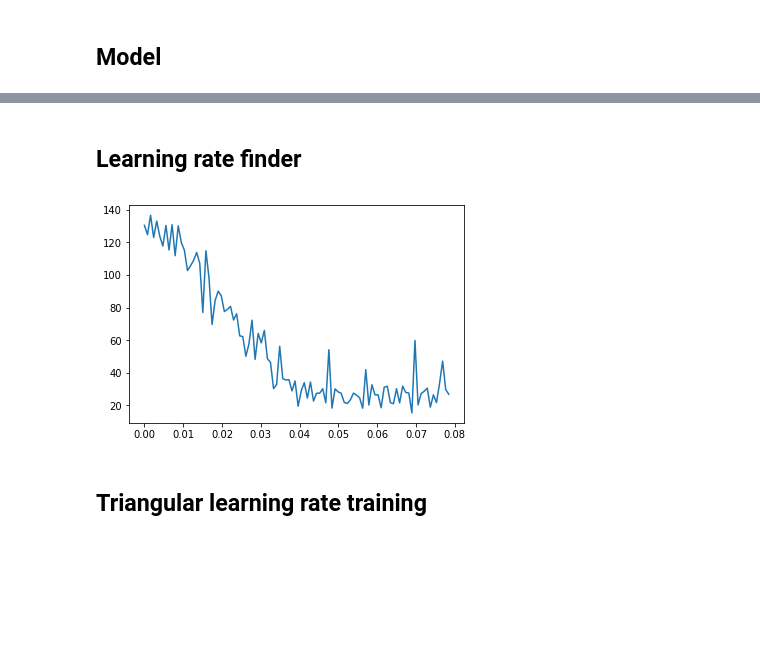
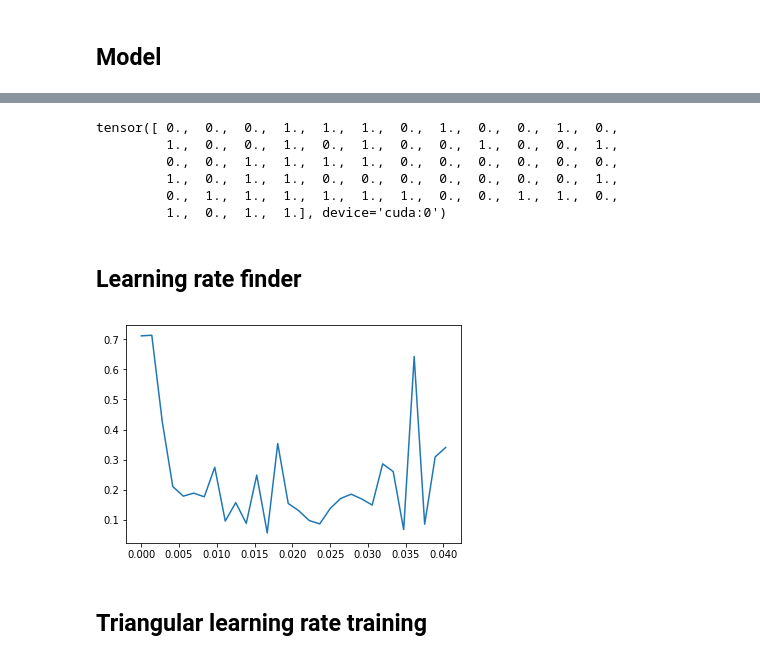
Before and after one commit to yanneta/dl-course, a Jupyter notebook: cnn_dogscats_pretrained.ipynb, the cells around one changed output, grey strips where cells are left out. Drawn from its saved outputs; the diff is of its cells as text; code cells hidden in the pictures; blank space fills up the shorter version.

```diff
--- a/cnn_dogscats_pretrained.ipynb
+++ b/cnn_dogscats_pretrained.ipynb
@@ -194,10 +199,11 @@ class DogsCatsDataset(Dataset):
         else:
             x = cv2.resize(x, (self.sz, self.sz))
         # substract numbers from resnet34
+        x = normalize(x)
         return np.rollaxis(x, 2), self.y[idx]
 # %%
-train_ds = DogsCatsDataset(PATH/"sample", "train")
-valid_ds = DogsCatsDataset(PATH/"sample", "valid")
+train_ds = DogsCatsDataset(PATH, "train")
+valid_ds = DogsCatsDataset(PATH, "valid")
 # %%
 len(train_ds)
 # %% [output]
@@ -205,6 +211,6 @@ len(train_ds)
 # %%
-batch_size = 5
-train_dl = DataLoader(train_ds, batch_size=batch_size)
+batch_size = 64
+train_dl = DataLoader(train_ds, batch_size=batch_size, shuffle=True)
 valid_dl = DataLoader(valid_ds, batch_size=batch_size)
 # %%
 # run this multiple times to get different images
@@ -285,2 +287,11 @@ tensor(0.7267, device='cuda:0')
+# %%
+y
+# %% [output]
+tensor([ 0.,  0.,  0.,  1.,  1.,  1.,  0.,  1.,  0.,  0.,  1.,  0.,
+         1.,  0.,  0.,  1.,  0.,  1.,  0.,  0.,  1.,  0.,  0.,  1.,
+         0.,  0.,  1.,  1.,  1.,  1.,  0.,  0.,  0.,  0.,  0.,  0.,
+         1.,  0.,  1.,  1.,  0.,  0.,  0.,  0.,  0.,  0.,  0.,  1.,
+         0.,  1.,  1.,  1.,  1.,  1.,  1.,  0.,  0.,  1.,  1.,  0.,
+         1.,  0.,  1.,  1.], device='cuda:0')
 # %% [markdown]
 ## Learning rate finder
@@ -299,18 +315,16 @@ def LR_range_finder(model, train_dl, lr_low=1e-5, lr_high=1, epochs=2):
     model.train()
     ind = 0
     for i in range(epochs):
-        for j, (x, y) in enumerate(train_dl):
+        for x,y in train_dl:
             optim = get_optimizer(model, lr=lrs[ind])
-            x1, x2 = x
-            x1 = Variable(x1).cuda().float()
-            x2 = Variable(x2).cuda().float()
-            y = Variable(y).cuda().float()
-            out = model((x1, x2))
-            loss = F.l1_loss(out, y)
+            x = x.cuda().float()
+            y = y.cuda().float().unsqueeze(1)
+            out = model(x)
+            loss = F.binary_cross_entropy_with_logits(out, y)
             optim.zero_grad()
             loss.backward()
             optim.step()
-            losses.append(loss.data[0])
+            losses.append(loss.item())
             ind +=1
 
     load_model(model, str(p))
@@ -319,10 +333,10 @@ def LR_range_finder(model, train_dl, lr_low=1e-5, lr_high=1, epochs=2):
 model = Net().cuda()
 lrs, losses = LR_range_finder(model, train_dl)
 # %%
-plt.plot(lrs[:100], losses[:100])
+plt.plot(lrs[:30], losses[:30])
 plt.show()
 # %% [output]
-[figure, old version]
+[figure, new version]
 # %% [markdown]
 ## Triangular learning rate training
 # %%
```
Also changed, not shown: parts of 36 cells of this notebook.
